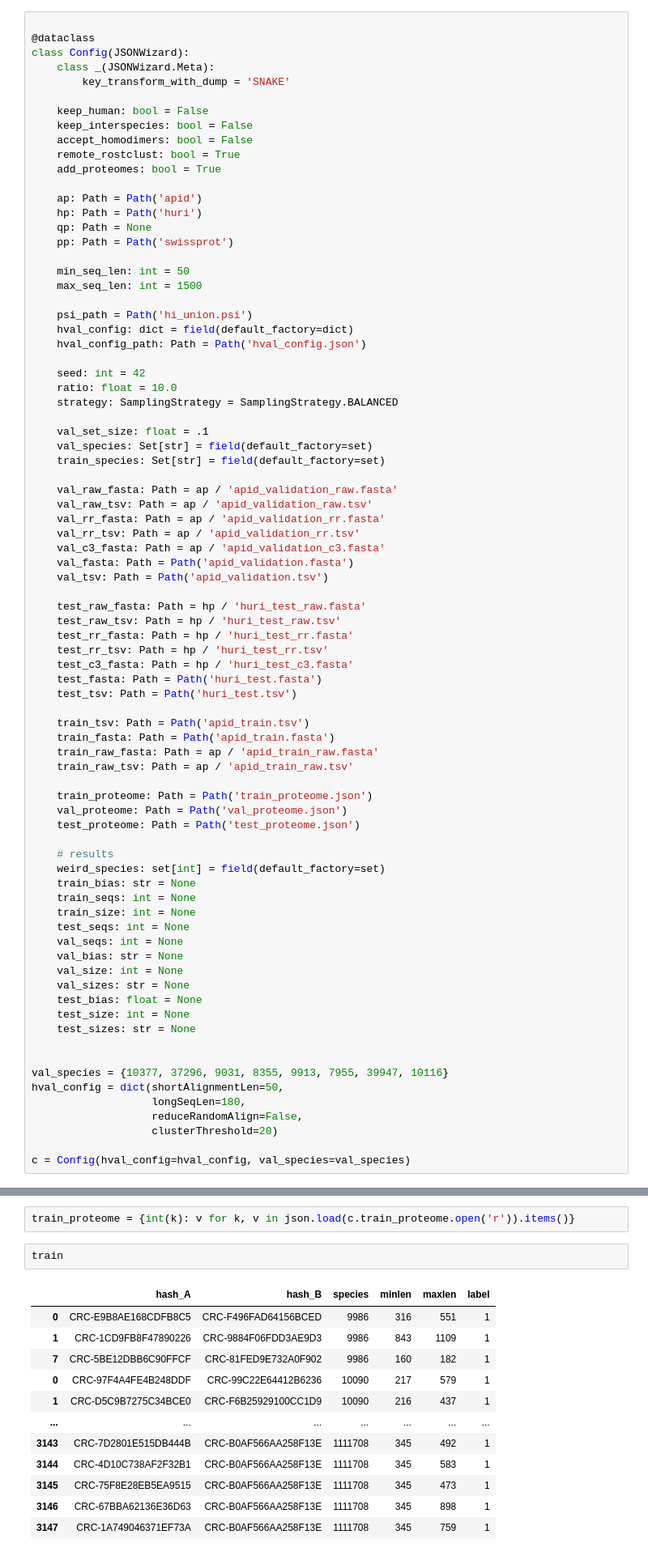
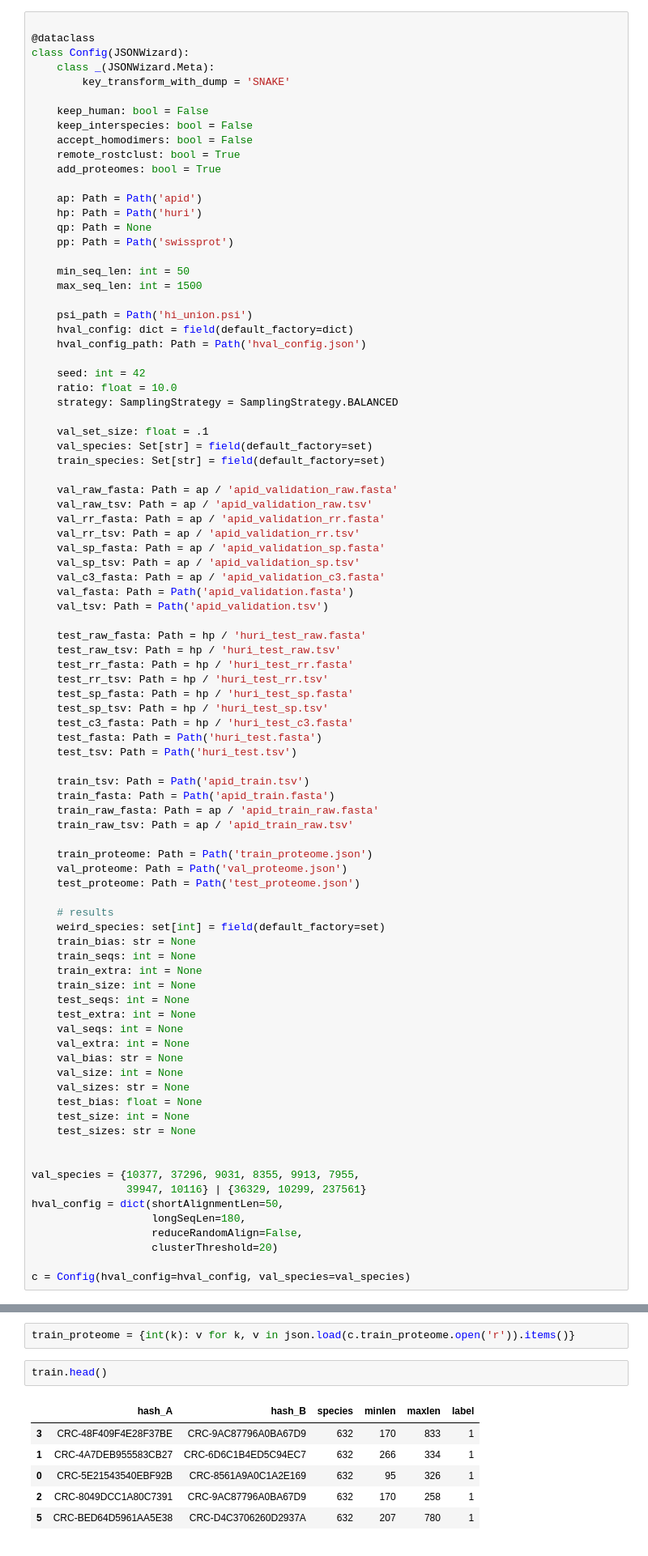
Before and after one commit to lkndl/ppi, a Jupyter notebook: data/ppi_dataset/template/data_prep.ipynb, the cells around one changed output, grey strips where cells are left out. Shown at 81% size. Cells and saved outputs as stored; diff of their text form.

```diff
--- a/data/ppi_dataset/template/data_prep.ipynb
+++ b/data/ppi_dataset/template/data_prep.ipynb
@@ -104,6 +107,8 @@ class Config(JSONWizard):
     val_raw_tsv: Path = ap / 'apid_validation_raw.tsv'
     val_rr_fasta: Path = ap / 'apid_validation_rr.fasta'
     val_rr_tsv: Path = ap / 'apid_validation_rr.tsv'
+    val_sp_fasta: Path = ap / 'apid_validation_sp.fasta'
+    val_sp_tsv: Path = ap / 'apid_validation_sp.tsv'
     val_c3_fasta: Path = ap / 'apid_validation_c3.fasta'
     val_fasta: Path = Path('apid_validation.fasta')
     val_tsv: Path = Path('apid_validation.tsv')
@@ -112,6 +117,8 @@ class Config(JSONWizard):
     test_raw_tsv: Path = hp / 'huri_test_raw.tsv'
     test_rr_fasta: Path = hp / 'huri_test_rr.fasta'
     test_rr_tsv: Path = hp / 'huri_test_rr.tsv'
+    test_sp_fasta: Path = hp / 'huri_test_sp.fasta'
+    test_sp_tsv: Path = hp / 'huri_test_sp.tsv'
     test_c3_fasta: Path = hp / 'huri_test_c3.fasta'
     test_fasta: Path = Path('huri_test.fasta')
     test_tsv: Path = Path('huri_test.tsv')
@@ -129,9 +136,12 @@ class Config(JSONWizard):
     weird_species: set[int] = field(default_factory=set)
     train_bias: str = None
     train_seqs: int = None
+    train_extra: int = None
     train_size: int = None
     test_seqs: int = None
+    test_extra: int = None
     val_seqs: int = None
+    val_extra: int = None
     val_bias: str = None
     val_size: int = None
     val_sizes: str = None
@@ -140,7 +150,8 @@ class Config(JSONWizard):
     test_sizes: str = None
 
 
-val_species = {10377, 37296, 9031, 8355, 9913, 7955, 39947, 10116}
+val_species = {10377, 37296, 9031, 8355, 9913, 7955,
+               39947, 10116} | {36329, 10299, 237561}
 hval_config = dict(shortAlignmentLen=50,
                    longSeqLen=180,
                    reduceRandomAlign=False,
@@ -699,17 +771,11 @@ c.ratio, c.seed, c.strategy
 # %%
 train_proteome = {int(k): v for k, v in json.load(c.train_proteome.open('r')).items()}
 # %%
-train
+train.head()
 # %% [output]
 |  | hash_A | hash_B | species | minlen | maxlen | label |
-| 0 | CRC-E9B8AE168CDFB8C5 | CRC-F496FAD64156BCED | 9986 | 316 | 551 | 1 |
-| 1 | CRC-1CD9FB8F47890226 | CRC-9884F06FDD3AE9D3 | 9986 | 843 | 1109 | 1 |
-| 7 | CRC-5BE12DBB6C90FFCF | CRC-81FED9E732A0F902 | 9986 | 160 | 182 | 1 |
-| 0 | CRC-97F4A4FE4B248DDF | CRC-99C22E64412B6236 | 10090 | 217 | 579 | 1 |
-| 1 | CRC-D5C9B7275C34BCE0 | CRC-F6B25929100CC1D9 | 10090 | 216 | 437 | 1 |
-| ... | ... | ... | ... | ... | ... | ... |
-| 3143 | CRC-7D2801E515DB444B | CRC-B0AF566AA258F13E | 1111708 | 345 | 492 | 1 |
-| 3144 | CRC-4D10C738AF2F32B1 | CRC-B0AF566AA258F13E | 1111708 | 345 | 583 | 1 |
-| 3145 | CRC-75F8E28EB5EA9515 | CRC-B0AF566AA258F13E | 1111708 | 345 | 473 | 1 |
-| 3146 | CRC-67BBA62136E36D63 | CRC-B0AF566AA258F13E | 1111708 | 345 | 898 | 1 |
-| 3147 | CRC-1A749046371EF73A | CRC-B0AF566AA258F13E | 1111708 | 345 | 759 | 1 |
+| 3 | CRC-48F409F4E28F37BE | CRC-9AC87796A0BA67D9 | 632 | 170 | 833 | 1 |
+| 1 | CRC-4A7DEB955583CB27 | CRC-6D6C1B4ED5C94EC7 | 632 | 266 | 334 | 1 |
+| 0 | CRC-5E21543540EBF92B | CRC-8561A9A0C1A2E169 | 632 | 95 | 326 | 1 |
+| 2 | CRC-8049DCC1A80C7391 | CRC-9AC87796A0BA67D9 | 632 | 170 | 258 | 1 |
+| 5 | CRC-BED64D5961AA5E38 | CRC-D4C3706260D2937A | 632 | 207 | 780 | 1 |
```
Also changed, not shown: parts of 246 cells of this notebook, 6 other files.
